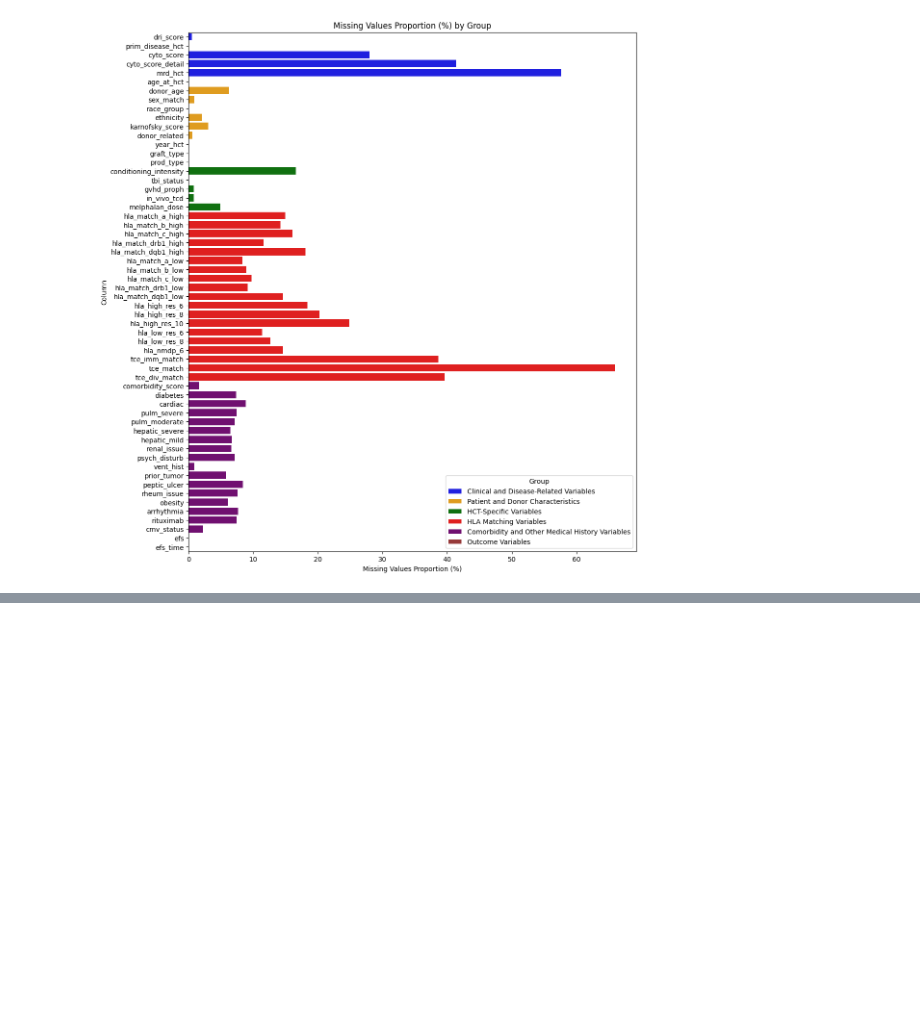
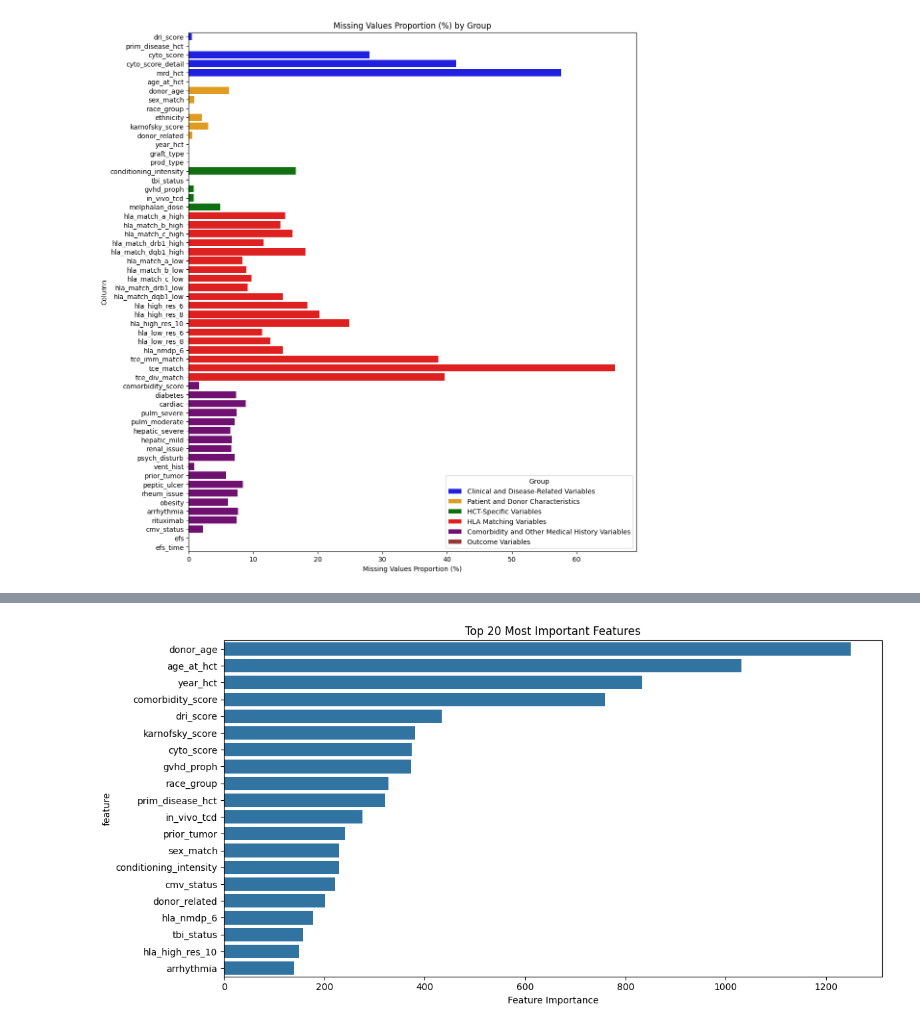
Before and after one commit to SangGold97/HCT, a Jupyter notebook: EDA.ipynb, the cells around one changed output, grey strips where cells are left out. Drawn from its saved outputs; the diff is of its cells as text; code cells hidden in the pictures; blank space fills up the shorter version.

```diff
--- a/EDA.ipynb
+++ b/EDA.ipynb
@@ -387,0 +206,2 @@ This comprehensive guide should provide you with a strong foundation for tacklin
+# %%
+df_train = pd.read_csv('train.csv')
@@ -387,0 +248,5 @@ This comprehensive guide should provide you with a strong foundation for tacklin
+# %%
+remove_cols = df_train.columns[df_train.isnull().mean() > 0.3].tolist()
+keep_samples = df_train[df_train['efs'] == 1].index.tolist()
+df_temp = preprocess_data(df_train, remove_cols=remove_cols, keep_samples=keep_samples)
+df_temp
@@ -387,0 +338,73 @@ This comprehensive guide should provide you with a strong foundation for tacklin
+# %%
+from sklearn.model_selection import GridSearchCV, StratifiedKFold
+import lightgbm as lgb
+from sklearn.metrics import mean_squared_error, make_scorer
+
+# Prepare data
+X = df_temp.drop(columns=['efs', 'efs_time'])
+y = df_temp['efs_time']
+groups = df_temp['race_group']
+
+# Create LightGBM dataset
+lgb_train = lgb.Dataset(X, y, free_raw_data=True)
+
+# Define parameter grid
+param_grid = {
+    'n_estimators': [100],
+    'learning_rate': [0.01, 0.05],
+    'max_depth': [5, 9],
+    'num_leaves': [31, 63, 127],
+    # 'min_child_samples': [20, 50, 100],
+    # 'subsample': [0.8, 0.9, 1.0],
+    # 'colsample_bytree': [0.8, 0.9, 1.0],
+    # 'reg_alpha': [0, 0.1, 1],
+    # 'reg_lambda': [0, 0.1, 1]
+}
+
+# Create StratifiedKFold object
+skf = StratifiedKFold(n_splits=5, shuffle=True, random_state=42)
+
+# Initialize LGBMRegressor with custom objective and eval metric
+model = lgb.LGBMRegressor(
+    objective='regression',
+    metric='l2',
+    verbose=-1,
+    n_jobs=2,
+    random_state=42
+)
+
+# Create GridSearchCV object
+grid_search = GridSearchCV(
+    estimator=model,
+    param_grid=param_grid,
+    scoring=make_scorer(mean_squared_error, greater_is_better=False),
+    cv=skf.split(X, groups),
+    verbose=1,
+    n_jobs=4
+)
+
+# Fit grid search
+grid_search.fit(X, y)
+
+# Print best parameters and score
+print("Best parameters:", grid_search.best_params_)
+print("Best score:", grid_search.best_score_)
+
+# Store best model
+best_model = grid_search.best_estimator_
+
+# Get feature importances
+feature_importance = pd.DataFrame({
+    'feature': X.columns,
+    'importance': best_model.feature_importances_
+})
+feature_importance = feature_importance.sort_values('importance', ascending=False)
+
+# Plot feature importances
+plt.figure(figsize=(12, 6))
+sns.barplot(x='importance', y='feature', data=feature_importance.head(20))
+plt.title('Top 20 Most Important Features')
+plt.xlabel('Feature Importance')
+plt.tight_layout()
+plt.show()
+# %% [output]
@@ -387,0 +414 @@ This comprehensive guide should provide you with a strong foundation for tacklin
+[figure, added]
```
Also changed, not shown: parts of 30 cells of this notebook.
